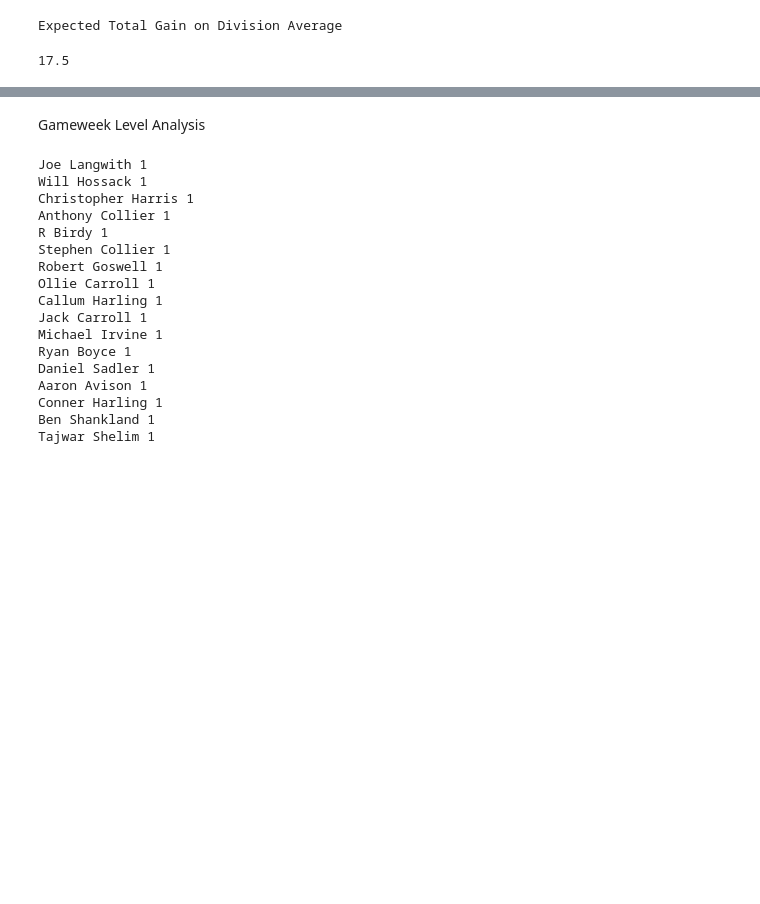
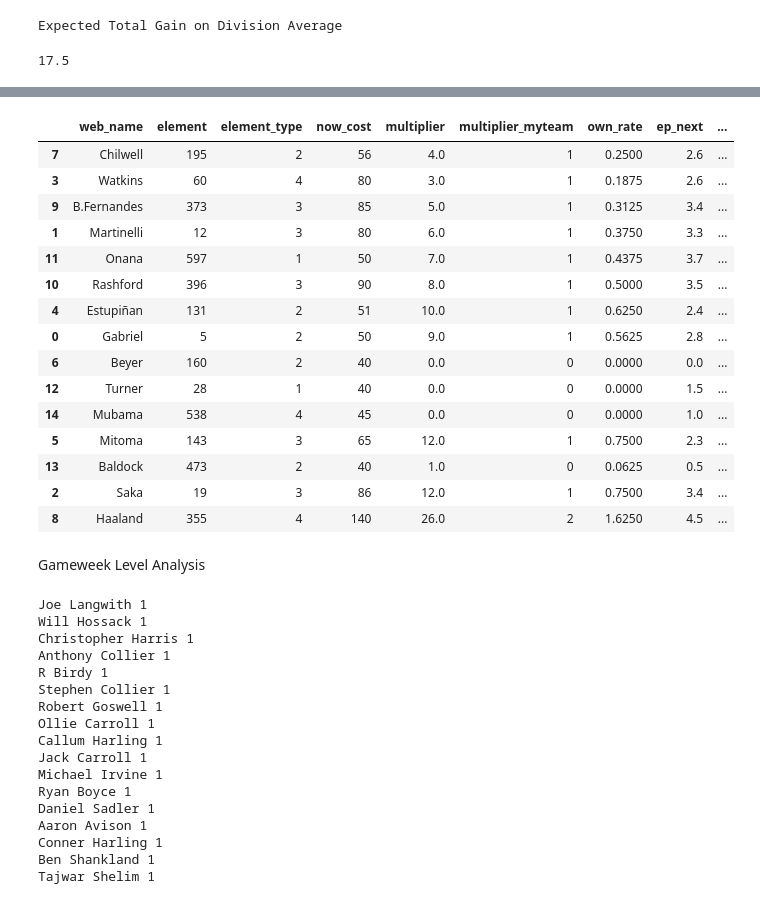
Before and after one commit to chrisimpacts/FPL-Data-Analysis, a Jupyter notebook: FPL-League-Analysis.ipynb, the cells around one changed output, grey strips where cells are left out. Saved outputs shown, nothing was run; the diff lists cells and outputs as text; code cells hidden in the pictures; blank space fills up the shorter version.

Commit message:
Completed Transfer Suggestions

```diff
--- a/FPL-League-Analysis.ipynb
+++ b/FPL-League-Analysis.ipynb
@@ -314,3 +254,50 @@ Net Gain
+# %%
+teamgains = gainpicks[['web_name','element','element_type','now_cost','multiplier','multiplier_myteam','own_rate','ep_next','expected_gain']].sort_values(by='expected_gain',ascending=False)
+teamgains['expected_loss_on_transfer'] = teamgains['ep_next'].astype(float)*(teamgains['own_rate'])
+
+allgains = playerdf.copy()
+allgains['expected_gain'] = allgains['ep_next'].astype(float)*(1-allgains['own_rate'])
+allgains[['web_name','element','element_type','now_cost','ep_next','own_rate','expected_gain']].sort_values(by='expected_gain',ascending=False).dropna().head(20)
+
+def top_suggested_transfer(row, df):
+    #get element, element_type & gain
+    myteam_type = row['element_type']
+    # myteam_gain = row['expected_gain']
+    myteam_loss = row['expected_loss_on_transfer']
+    myteam_cost = row['now_cost']
+    myteam_element = row['element']
+    #get playerdf element, element_type & gain
+    filtered = (df['element_type']==myteam_type) & (df['expected_gain']>myteam_loss) & (df['now_cost']<=myteam_cost) & (df['element']!=myteam_element)
+    best_gain = df[filtered].sort_values(by='expected_gain', ascending=False).head(1)
+    best_gain['own_rate'] = round(best_gain['own_rate'],3)
+    best_gain['expected_gain'] = round(best_gain['expected_gain'],2)
+    best_gain['diff'] = round(df['expected_gain']-row['expected_loss_on_transfer'],2)
+    return best_gain[['web_name','own_rate','ep_next','expected_gain','diff']].values[0]
+
+teamgains['affordable_suggested_transfer'] = teamgains.apply(lambda x: top_suggested_transfer(x, allgains),axis=1)
+# Extracting the second element from the arrays in the "affordable_suggested_transfer" column
+teamgains['suggested_transfer_gain'] = teamgains['affordable_suggested_transfer'].apply(lambda x: x[-1])
+
+# Sorting the DataFrame based on the second element in the arrays
+teamgains = teamgains.sort_values(by='suggested_transfer_gain', ascending=False)
+teamgains
+# %% [output]
+|  | web_name | element | element_type | now_cost | multiplier | multiplier_myteam | own_rate | ep_next | ... |
+| 7 | Chilwell | 195 | 2 | 56 | 4.0 | 1 | 0.2500 | 2.6 | ... |
+| 3 | Watkins | 60 | 4 | 80 | 3.0 | 1 | 0.1875 | 2.6 | ... |
+| 9 | B.Fernandes | 373 | 3 | 85 | 5.0 | 1 | 0.3125 | 3.4 | ... |
+| 1 | Martinelli | 12 | 3 | 80 | 6.0 | 1 | 0.3750 | 3.3 | ... |
+| 11 | Onana | 597 | 1 | 50 | 7.0 | 1 | 0.4375 | 3.7 | ... |
+| 10 | Rashford | 396 | 3 | 90 | 8.0 | 1 | 0.5000 | 3.5 | ... |
+| 4 | Estupiñan | 131 | 2 | 51 | 10.0 | 1 | 0.6250 | 2.4 | ... |
+| 0 | Gabriel | 5 | 2 | 50 | 9.0 | 1 | 0.5625 | 2.8 | ... |
+| 6 | Beyer | 160 | 2 | 40 | 0.0 | 0 | 0.0000 | 0.0 | ... |
+| 12 | Turner | 28 | 1 | 40 | 0.0 | 0 | 0.0000 | 1.5 | ... |
+| 14 | Mubama | 538 | 4 | 45 | 0.0 | 0 | 0.0000 | 1.0 | ... |
+| 5 | Mitoma | 143 | 3 | 65 | 12.0 | 1 | 0.7500 | 2.3 | ... |
+| 13 | Baldock | 473 | 2 | 40 | 1.0 | 0 | 0.0625 | 0.5 | ... |
+| 2 | Saka | 19 | 3 | 86 | 12.0 | 1 | 0.7500 | 3.4 | ... |
+| 8 | Haaland | 355 | 4 | 140 | 26.0 | 2 | 1.6250 | 4.5 | ... |
 # %% [markdown]
 Gameweek Level Analysis
 # %%
```
Also changed, not shown: parts of 18 cells of this notebook, 8 other files.
